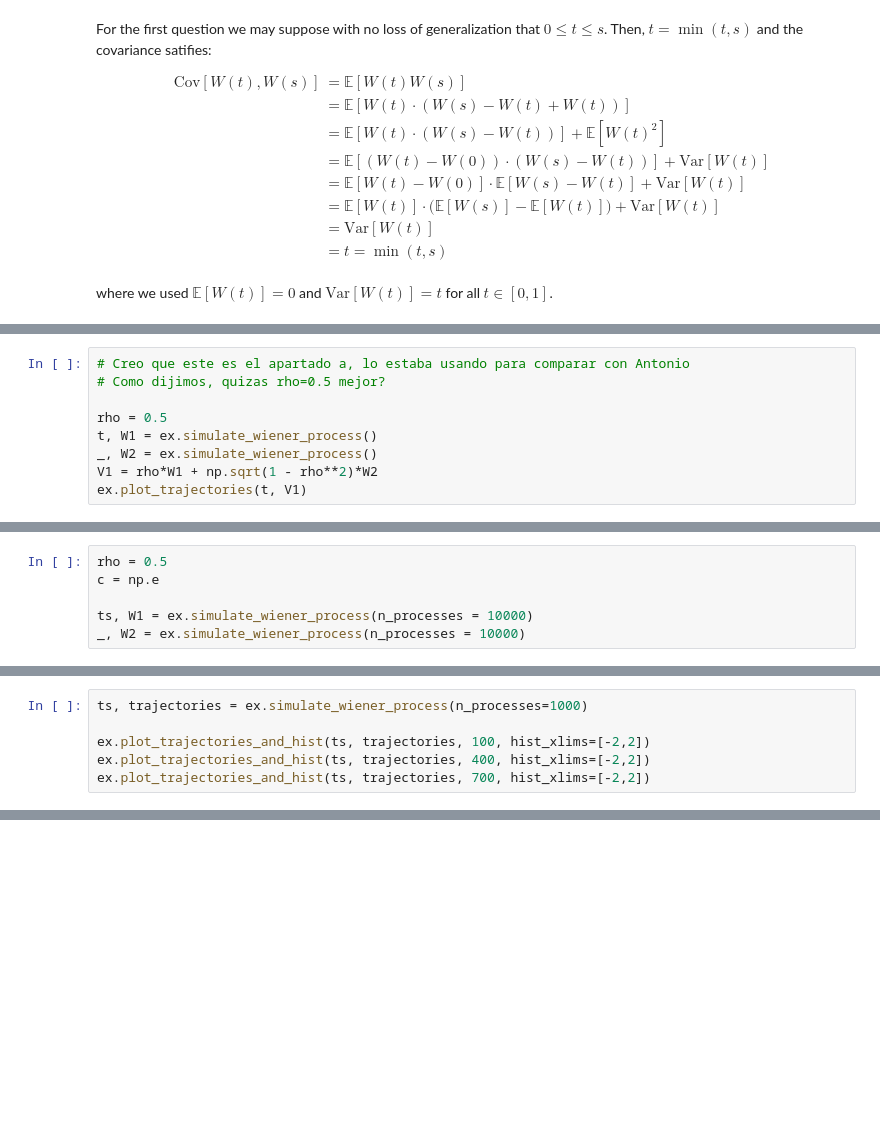
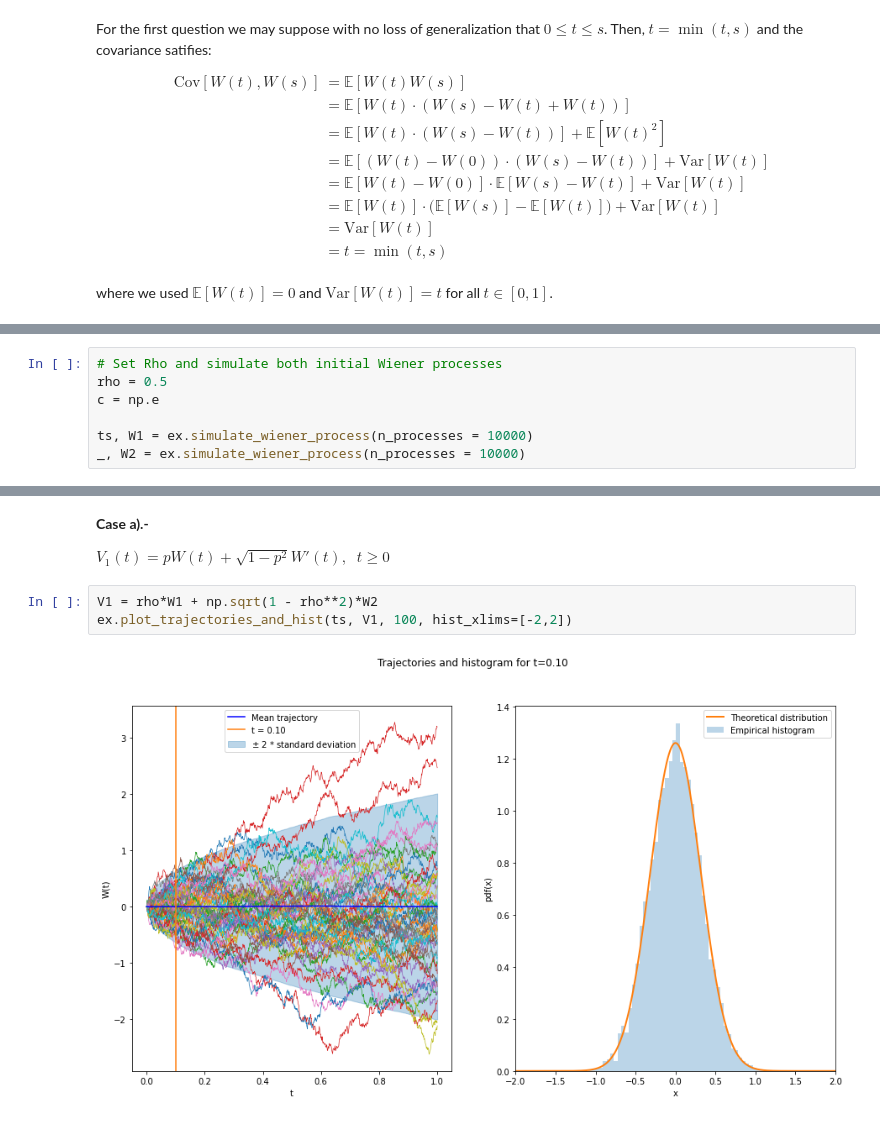
Before and after one commit to Ocete/mcd-pe-continuo, a Jupyter notebook: P1/ejercicios.ipynb, the cells around one changed output, grey strips where cells are left out. Drawn from its saved outputs; the diff is of its cells as text; blank space fills up the shorter version.

```diff
--- a/P1/ejercicios.ipynb
+++ b/P1/ejercicios.ipynb
@@ -610,9 +620,7 @@ Now, let $t > 0$ (and $t < s$, as we are assuming from the beginning). Then:
 # %%
-# Creo que este es el apartado a, lo estaba usando para comparar con Antonio
-# Como dijimos, quizas rho=0.5 mejor?
+# Set Rho and simulate both initial Wiener processes
+rho = 0.5
+c = np.e
 
-rho = 0.5
-t, W1 = ex.simulate_wiener_process()
-_, W2 = ex.simulate_wiener_process()
-V1 = rho*W1 + np.sqrt(1 - rho**2)*W2
-ex.plot_trajectories(t, V1)
+ts, W1 = ex.simulate_wiener_process(n_processes = 10000)
+_, W2 = ex.simulate_wiener_process(n_processes = 10000)
@@ -621,6 +626,0 @@ ex.plot_trajectories(t, V1)
-# %%
-rho = 0.5
-c = np.e
-
-ts, W1 = ex.simulate_wiener_process(n_processes = 10000)
-_, W2 = ex.simulate_wiener_process(n_processes = 10000)
@@ -638,6 +626,0 @@ plots.plot_pdf(X =X,pdf = pdf)
-# %%
-ts, trajectories = ex.simulate_wiener_process(n_processes=1000)
-
-ex.plot_trajectories_and_hist(ts, trajectories, 100, hist_xlims=[-2,2])
-ex.plot_trajectories_and_hist(ts, trajectories, 400, hist_xlims=[-2,2])
-ex.plot_trajectories_and_hist(ts, trajectories, 700, hist_xlims=[-2,2])
@@ -647,0 +627,9 @@ ex.plot_trajectories_and_hist(ts, trajectories, 700, hist_xlims=[-2,2])
+# %% [markdown]
+**Case a).-**
+
+$V_1(t) = pW(t) + \sqrt{1-p^2}W'(t), \; \; t \geq 0$
+# %%
+V1 = rho*W1 + np.sqrt(1 - rho**2)*W2
+ex.plot_trajectories_and_hist(ts, V1, 100, hist_xlims=[-2,2])
+# %% [output]
+[figure, added]
```
Also changed, not shown: parts of 20 cells of this notebook, 1 other file.
